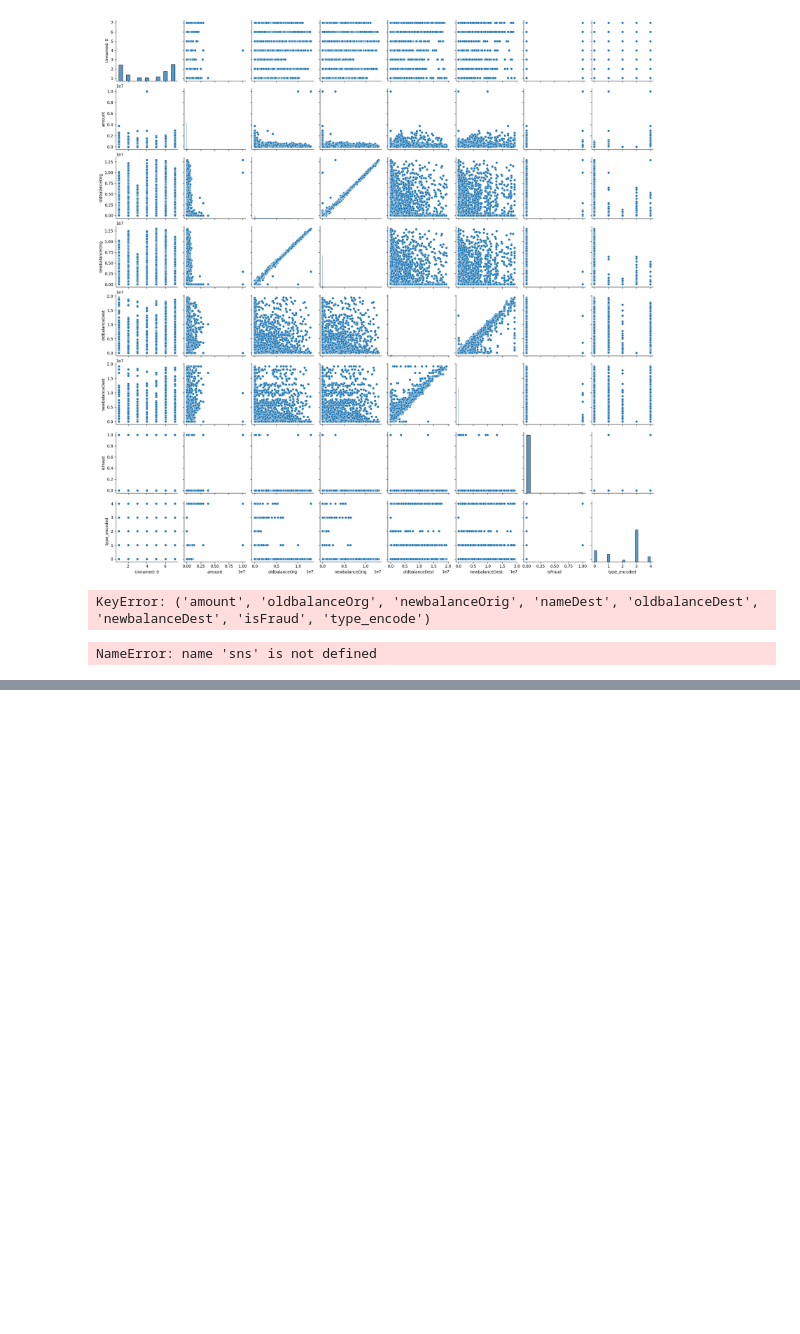
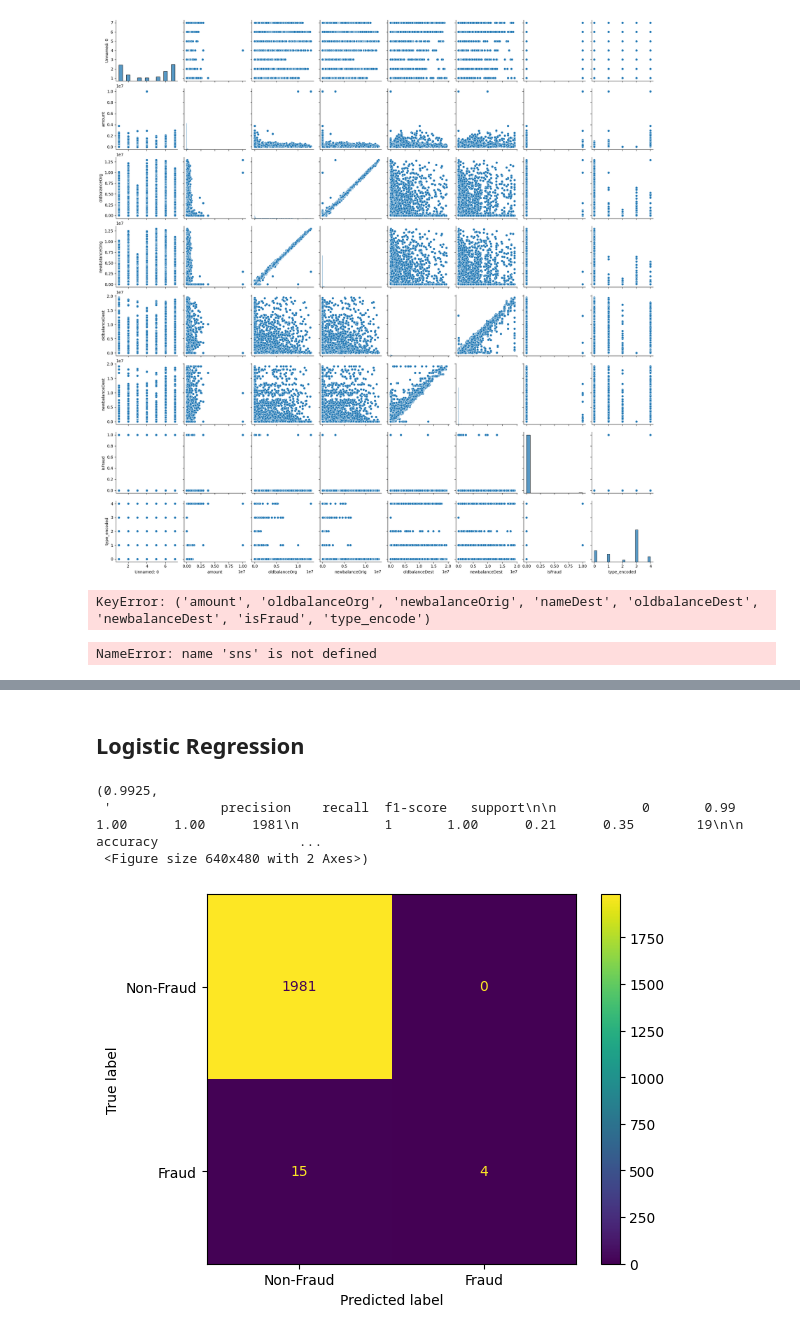
Before and after one commit to Dshah0623/Financial-Fraud-Detection, a Jupyter notebook: FinancialFraudDetection.ipynb, the cells around one changed output, grey strips where cells are left out. Cells and saved outputs as stored; diff of their text form; code cells hidden in the pictures; blank space fills up the shorter version.

```diff
--- a/FinancialFraudDetection.ipynb
+++ b/FinancialFraudDetection.ipynb
@@ -66,0 +110,19 @@ NameError: name 'sns' is not defined
+# %%
+from sklearn.linear_model import LogisticRegression
+from sklearn.metrics import accuracy_score, classification_report
+
+
+# Initialize Logistic Regression
+log_reg = LogisticRegression(max_iter=1000, random_state=42)
+
+# Train Logistic Regression
+log_reg.fit(X_train, y_train)
+
+# Predict on the testing set with Logistic Regression
+y_pred_log_reg = log_reg.predict(X_test)
+
+# Evaluate Logistic Regression
+accuracy_log_reg = accuracy_score(y_test, y_pred_log_reg)
+classification_rep_log_reg = classification_report(y_test, y_pred_log_reg)
+
+(accuracy_log_reg, classification_rep_log_reg)
@@ -66,0 +176,22 @@ NameError: name 'sns' is not defined
+# %% [markdown]
+## Logistic Regression
+# %%
+# Compute confusion matrix for Logistic Regression
+conf_matrix_lr = confusion_matrix(y_test, y_pred_log_reg)
+
+# Visualize the confusion matrix
+cm_display_lr = ConfusionMatrixDisplay(conf_matrix_lr, display_labels=['Non-Fraud', 'Fraud'])
+cm_display_lr.plot(values_format='d')
+
+
+# Recalculate accuracy and classification report for Logistic Regression
+accuracy_lr = accuracy_score(y_test, y_pred_log_reg)
+classification_rep_lr = classification_report(y_test, y_pred_log_reg)
+
+# Displaying results
+accuracy_lr, classification_rep_lr, cm_display_lr.figure_
+# %% [output]
+(0.9925,
+ '              precision    recall  f1-score   support\n\n           0       0.99      1.00      1.00      1981\n           1       1.00      0.21      0.35        19\n\n    accuracy                  ...
+ <Figure size 640x480 with 2 Axes>)
+[figure, added]
```
Also changed, not shown: parts of 23 cells of this notebook.
